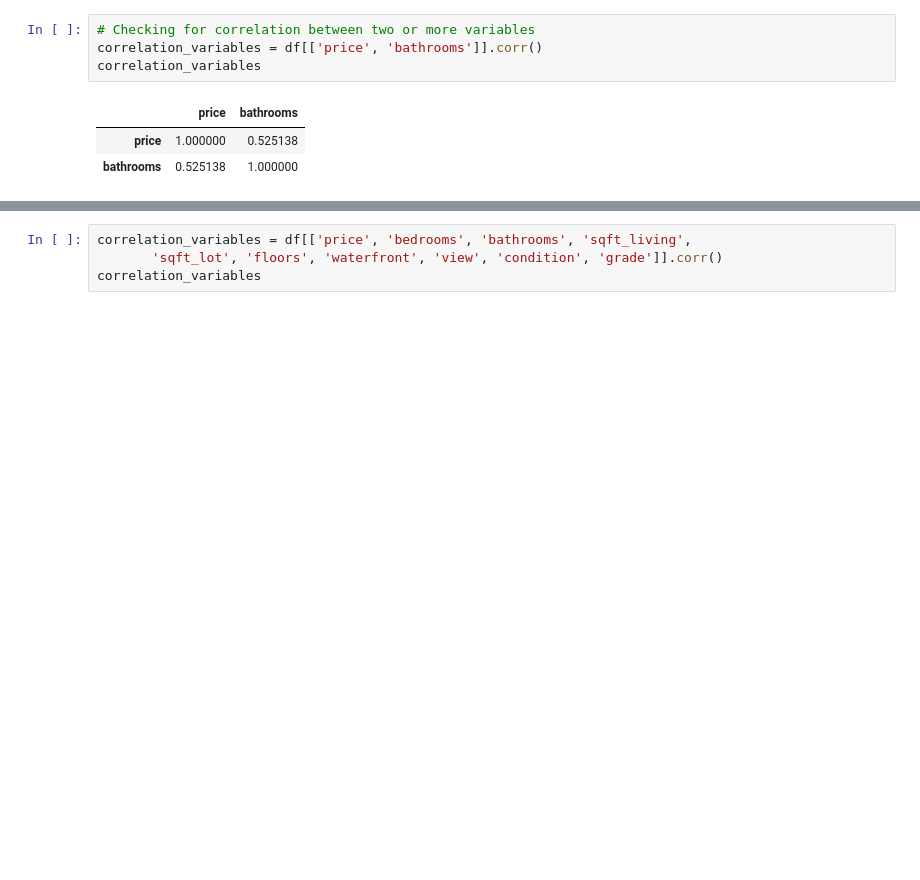
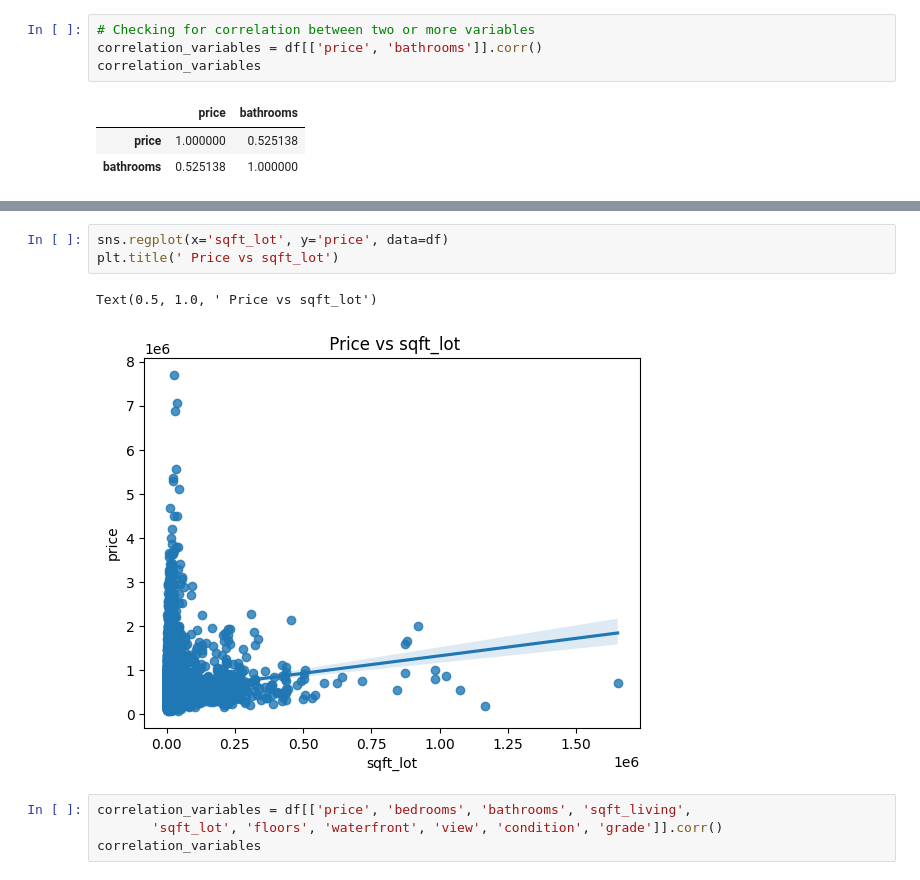
Before and after one commit to GabrielIkpolo/house-price--prediction-model, a Jupyter notebook: house_price_prediction.ipynb, the cells around one changed output, grey strips where cells are left out. Drawn from its saved outputs; the diff is of its cells as text; blank space fills up the shorter version.

```diff
--- a/house_price_prediction.ipynb
+++ b/house_price_prediction.ipynb
@@ -127,3 +183,9 @@ correlation_variables
+# %%
+sns.regplot(x='sqft_lot', y='price', data=df)
+plt.title(' Price vs sqft_lot')
+# %% [output]
+Text(0.5, 1.0, ' Price vs sqft_lot')
+[figure, added]
 # %%
 correlation_variables = df[['price', 'bedrooms', 'bathrooms', 'sqft_living',
        'sqft_lot', 'floors', 'waterfront', 'view', 'condition', 'grade']].corr()
```
Also changed, not shown: parts of 10 cells of this notebook.
